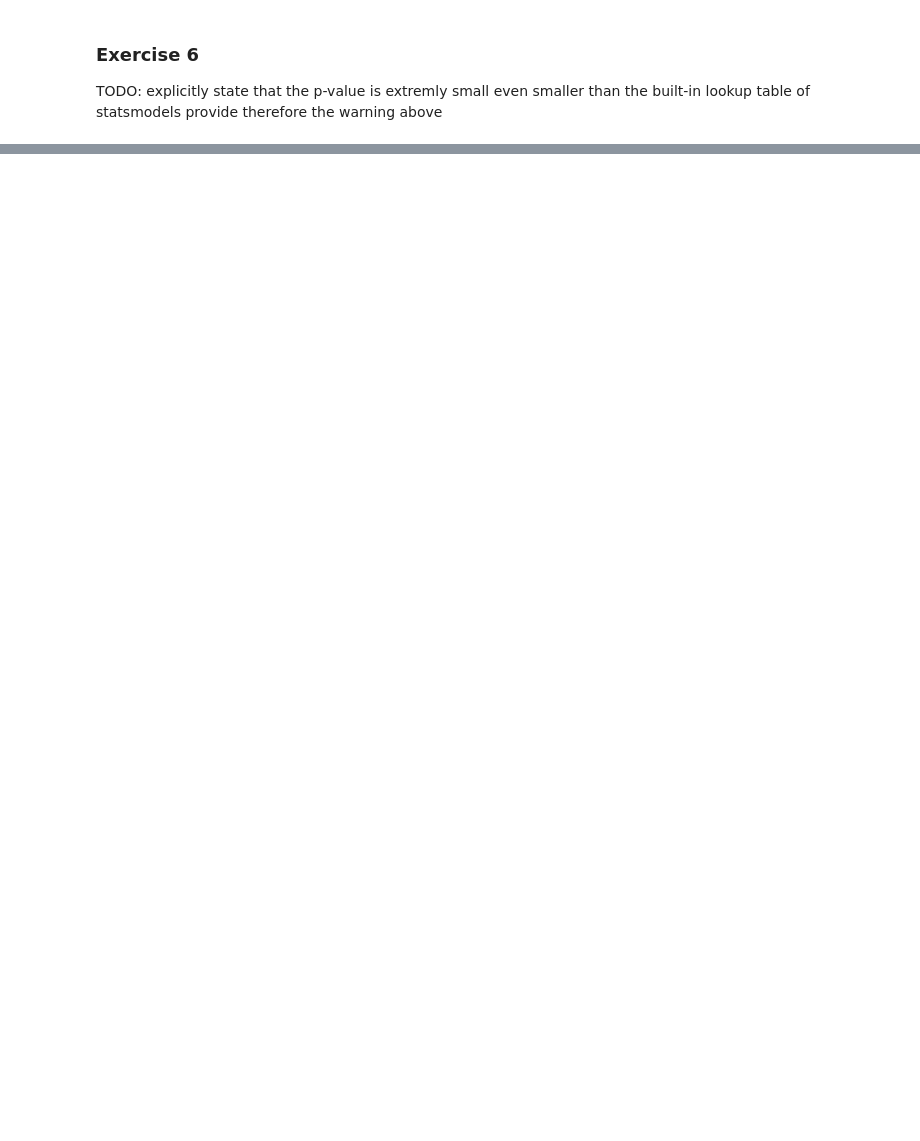
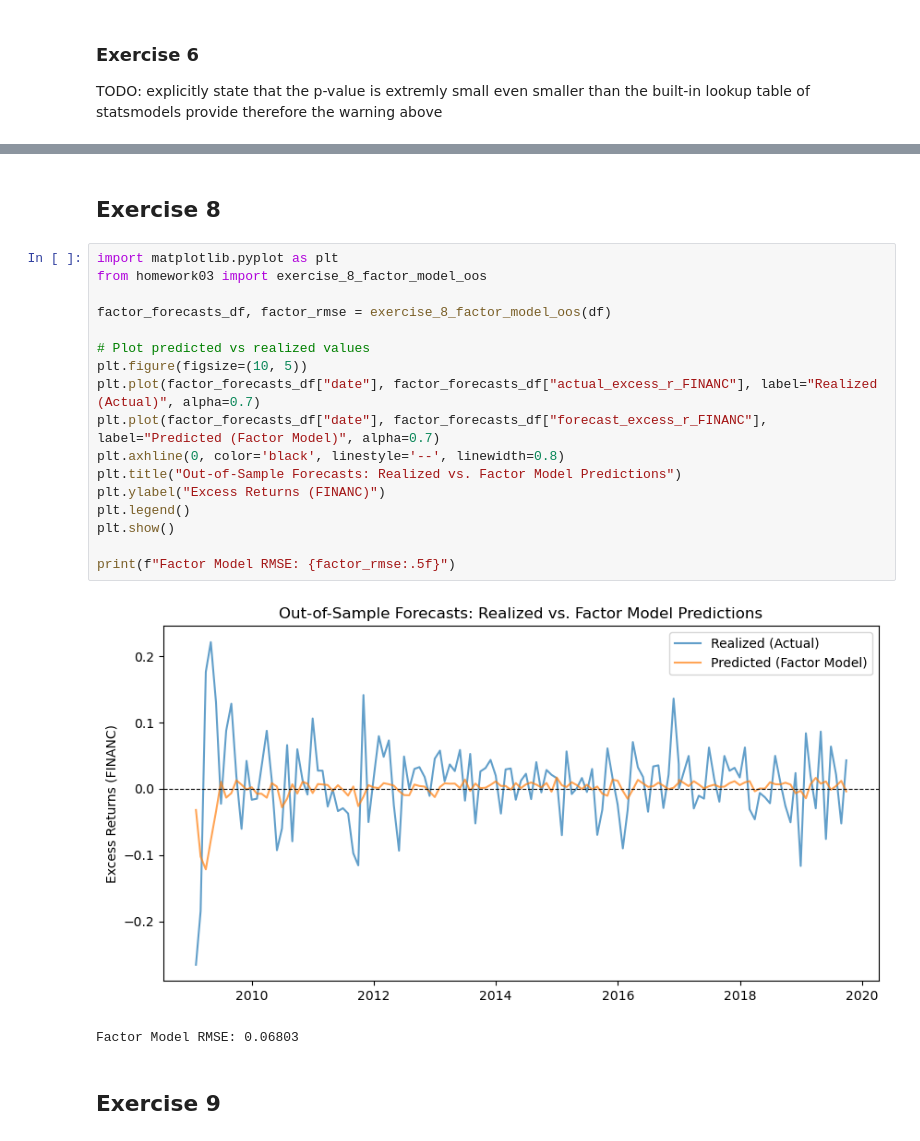
Before and after one commit to cyrilgabriele/FinancialEconometrics, a Jupyter notebook: homeworks/homework03/homework03.ipynb, the cells around one changed output, grey strips where cells are left out. Saved outputs shown, nothing was run; the diff lists cells and outputs as text; blank space fills up the shorter version.

```diff
--- a/homeworks/homework03/homework03.ipynb
+++ b/homeworks/homework03/homework03.ipynb
@@ -164,0 +194,24 @@ TODO: explicitly state that the p-value is extremly small even smaller than the
+# %% [markdown]
+## Exercise 8
+# %%
+import matplotlib.pyplot as plt
+from homework03 import exercise_8_factor_model_oos
+
+factor_forecasts_df, factor_rmse = exercise_8_factor_model_oos(df)
+
+# Plot predicted vs realized values
+plt.figure(figsize=(10, 5))
+plt.plot(factor_forecasts_df["date"], factor_forecasts_df["actual_excess_r_FINANC"], label="Realized (Actual)", alpha=0.7)
+plt.plot(factor_forecasts_df["date"], factor_forecasts_df["forecast_excess_r_FINANC"], label="Predicted (Factor Model)", alpha=0.7)
+plt.axhline(0, color='black', linestyle='--', linewidth=0.8)
+plt.title("Out-of-Sample Forecasts: Realized vs. Factor Model Predictions")
+plt.ylabel("Excess Returns (FINANC)")
+plt.legend()
+plt.show()
+
+print(f"Factor Model RMSE: {factor_rmse:.5f}")
+# %% [output]
+[figure, added]
+Factor Model RMSE: 0.06803
+# %% [markdown]
+## Exercise 9
```
Also changed, not shown: parts of 7 cells of this notebook, 1 other file.
